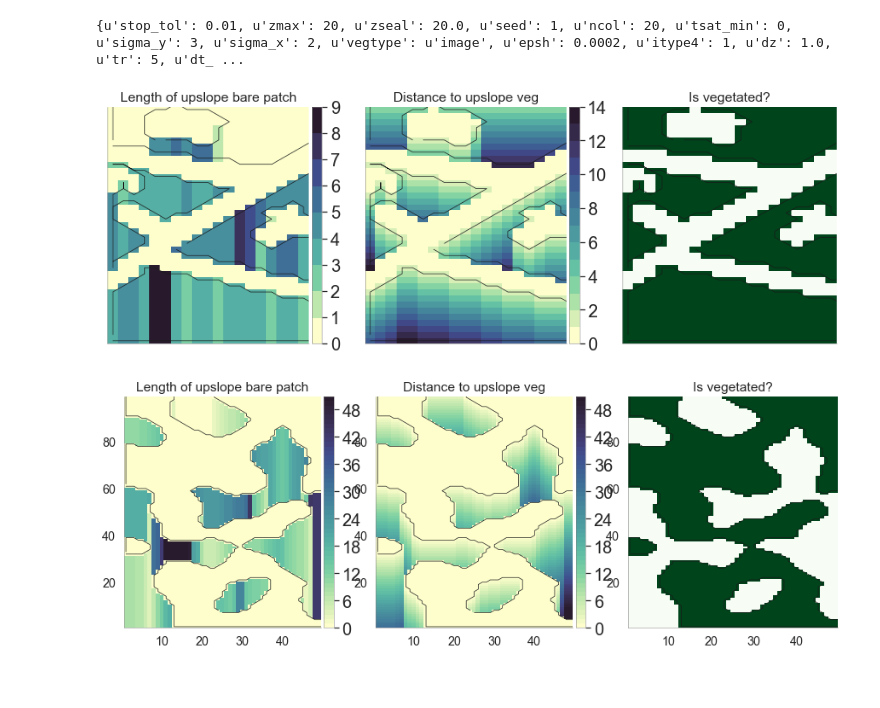
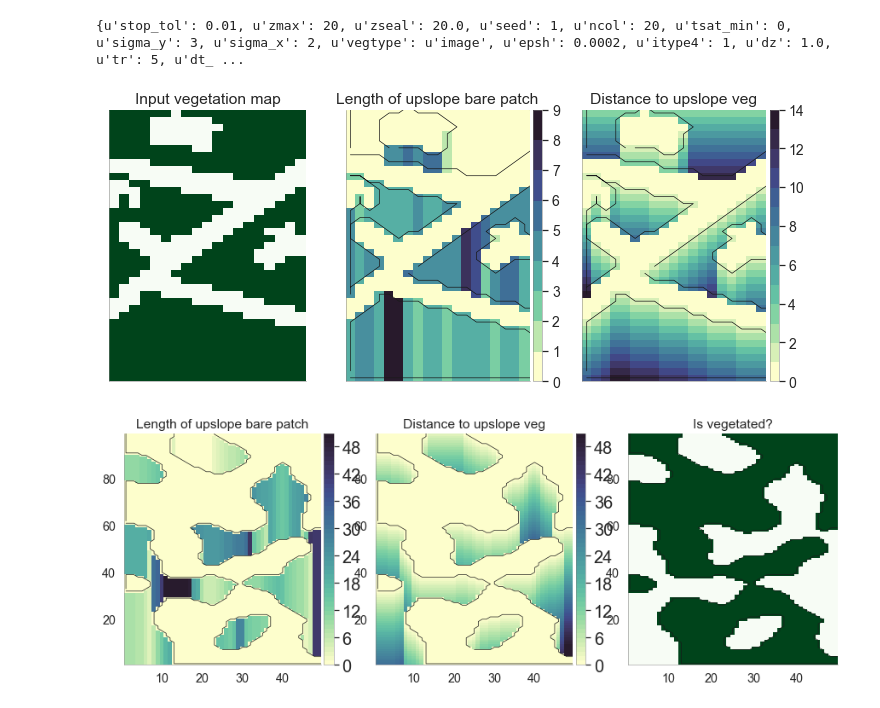
Before and after one commit to octavia-crompton/SVE-R, a Jupyter notebook: feature_example.ipynb, the cells around one changed output. Drawn from its saved outputs; the diff is of its cells as text; code cells hidden in the pictures; blank space fills up the shorter version.

```diff
--- a/feature_example.ipynb
+++ b/feature_example.ipynb
@@ -1,17 +1,16 @@
 # %%
 import numpy as np
 import matplotlib.pylab as plt
-plt.style.use('ggplot')
+# plt.style.use('ggplot')
 import warnings
 warnings.filterwarnings('ignore')
-from time import time
+
 import gzip
 import shutil, os, sys
 import pandas as pd
-from os.path import dirname
 import json
-from commands import getoutput as cmd
-from scipy import ndimage
-
+# from commands import getoutput as cmd
+# from scipy import ndimage
+# from time import time
 
 %matplotlib inline
@@ -35,3 +17,11 @@ from plot_functions import *
+# %%
+current_dir = os.getcwd()
+for mod in ['plot_functions', 'feature_functions']:
+    if mod in sys.modules:
+        del sys.modules[mod]
+
+from feature_functions import *
+from plot_functions import *
 # %%
 # Print some details about the simulation notebook
 example_name = "example_image"
@@ -57,22 +48,24 @@ feature_keys =  ptrn_dict.keys()  # get features from ptrn_dict
 veg_feat = [feat for feat in feature_keys if 'B' in feat] + ['d2divide']
 bare_feat = [feat for feat in feature_keys if 'V' in feat] + ['d2divide']
 # %%
-plt.figure(figsize = (15,5), )
-ax1 = plt.subplot(131)
-colormap(sim, ptrn_dict['patchLB'], ax1)
-ax1.set_title('Length of upslope bare patch')
-plot_c(sim.isvegc, dx = sim.dx, ax = ax1)
-ax2 = plt.subplot(132)
-colormap(sim, ptrn_dict['d2uB'], ax2)
-ax2.set_title('Distance to upslope veg')
-plot_c(sim.isvegc, dx = sim.dx, ax = ax2)
+plt.figure(figsize = (12,5), )
 
-ax2 = plt.subplot(133)
-colormap(sim, ptrn_dict['isvegc'], ax2, cmap = 'Greens', colorbar=False)
-ax2.set_title('Is vegetated?')
-plot_c(sim.isvegc, dx = sim.dx, ax = ax2)
+ax = plt.subplot(131)
+colormap(sim, ptrn_dict['isvegc'], ax, cmap = 'Greens', colorbar=False)
+ax.set_title('Input vegetation map')
+
+
+ax = plt.subplot(132)
+colormap(sim, ptrn_dict['patchLB'], ax, cfontsize=14)
+ax.set_title('Length of upslope bare patch')
+plot_c(sim.isvegc, dx = sim.dx, ax = ax)
+
+ax = plt.subplot(133)
+colormap(sim, ptrn_dict['d2uB'], ax, cfontsize=14)
+ax.set_title('Distance to upslope veg')
+plot_c(sim.isvegc, dx = sim.dx, ax = ax)
 # %% [output]
-[figure, old version]
+[figure, new version]
 # %%
 plt.figure(figsize = (15,5), )
 ax1 = plt.subplot(131)
```
Also changed, not shown: parts of 2 cells of this notebook, 2 other files.
